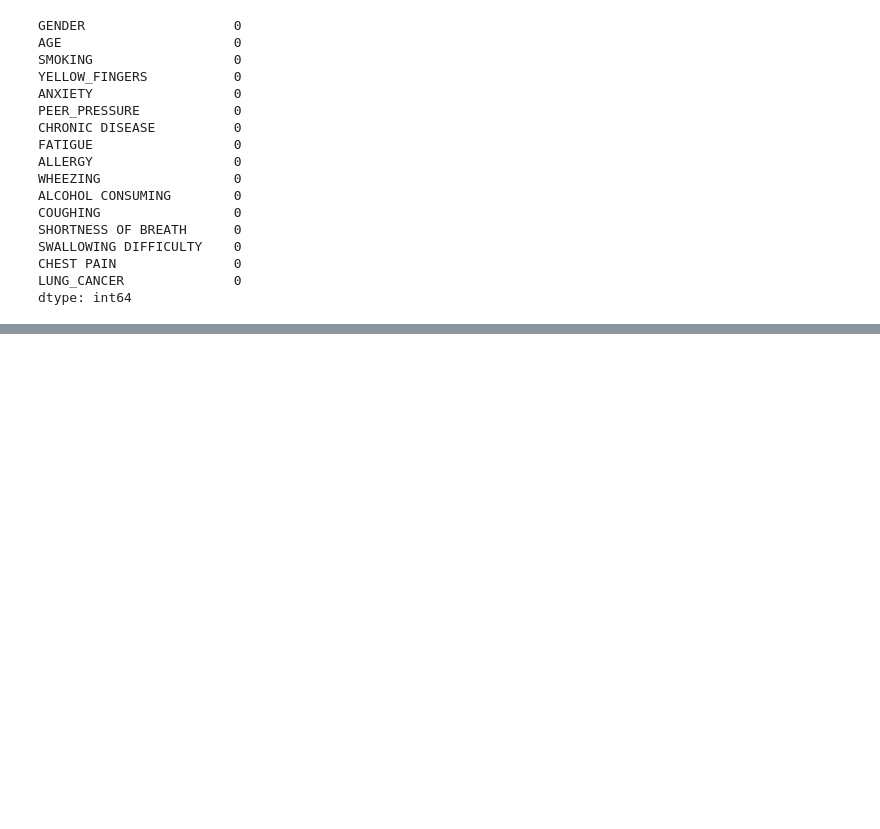
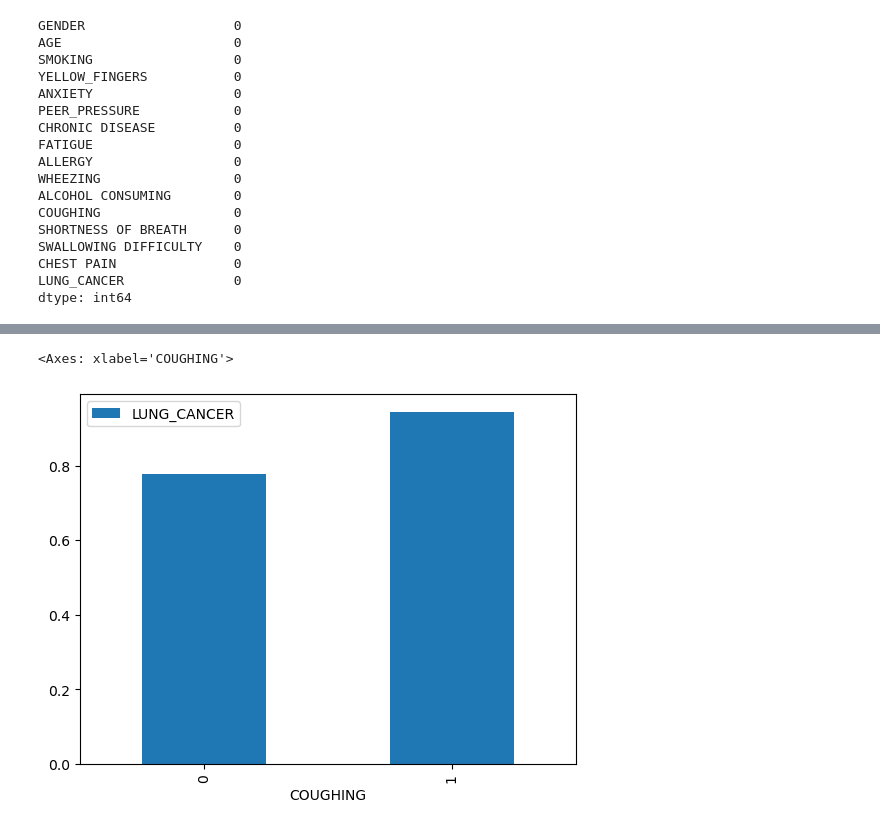
Before and after one commit to livin-joseph/Lung-cancer-analysis, a Jupyter notebook: lung_cancer_analysis.ipynb, the cells around one changed output, grey strips where cells are left out. Drawn from its saved outputs; the diff is of its cells as text; code cells hidden in the pictures; blank space fills up the shorter version.

```diff
--- a/lung_cancer_analysis.ipynb
+++ b/lung_cancer_analysis.ipynb
@@ -167,0 +268,7 @@ weighted avg       0.94      0.95      0.94        56
+# %%
+t = df.groupby('COUGHING').mean()
+
+t.plot.bar(y='LUNG_CANCER')
+# %% [output]
+<Axes: xlabel='COUGHING'>
+[figure, added]
```
Also changed, not shown: parts of 17 cells of this notebook, 1 other file.
